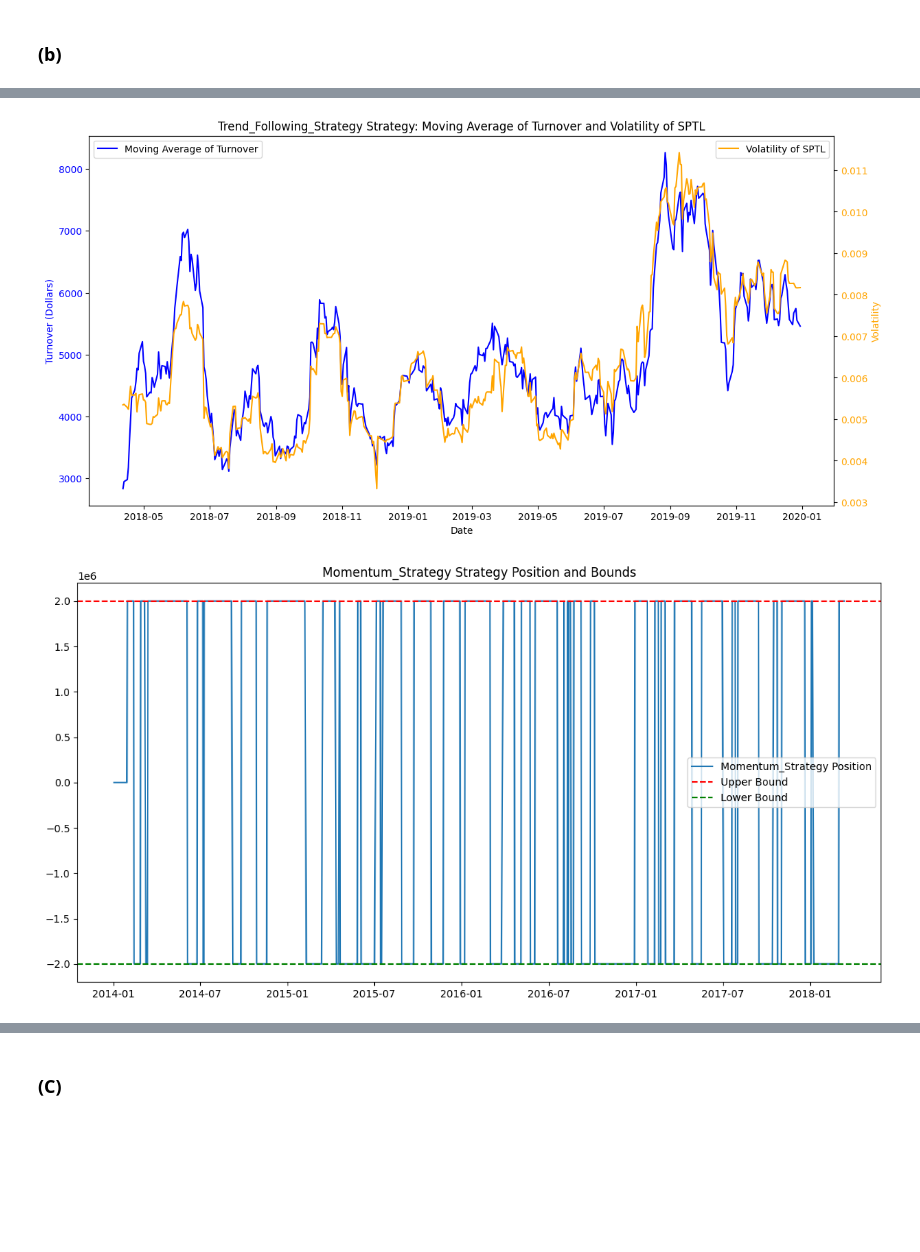
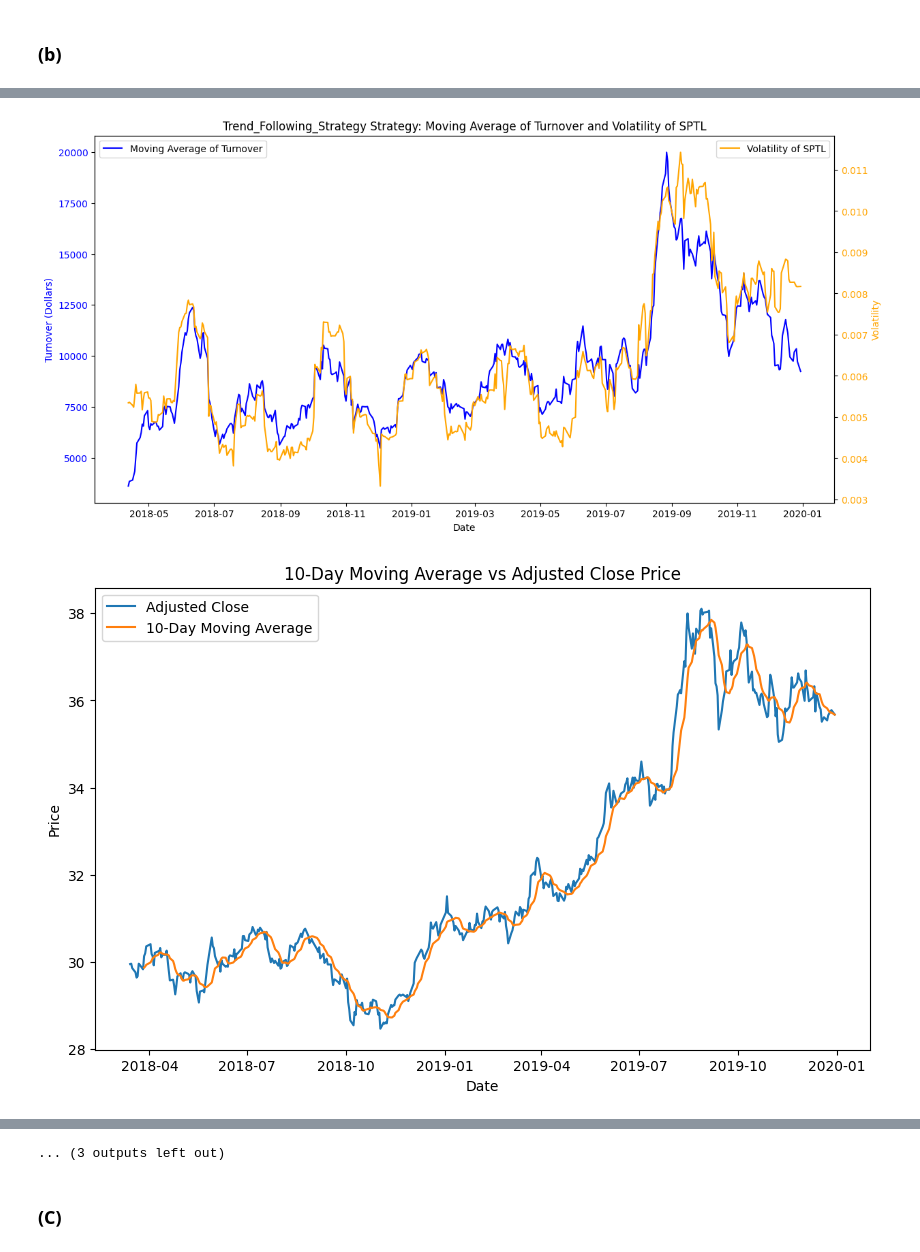
Before and after one commit to Nikitich2033/AlgoTrading_CW2, a Jupyter notebook: CW2_Notebook.ipynb, the cells around one changed output, grey strips where cells are left out. Cells and saved outputs as stored; diff of their text form; code cells hidden in the pictures; blank space fills up the shorter version.

Commit message:
new Sharpe and strats

```diff
--- a/CW2_Notebook.ipynb
+++ b/CW2_Notebook.ipynb
@@ -108,21 +108,17 @@ for df in [train_df, test_df]:
     df['Long_MAvg'] = df['Adj Close'].rolling(window=long_window).mean()
 
 
-# Define strategy functions
-def calculate_position_size(row, multiplier):
+#short if lower and long if higher
+def trend_following_strategy(row):
     if np.isnan(row['Moving_Average']) or np.isnan(row['Adj Close']):
         return 0
-    return initial_capital * (abs(row['Adj Close'] - row['Moving_Average']) / row['Moving_Average']) * multiplier * leverage
-
-#short if lower and long if higher
-def trend_following_strategy(row):
-    return calculate_position_size(row, 15) if row['Moving_Average'] < row['Adj Close'] else -calculate_position_size(row, 15)
+    return initial_capital * (abs(row['Adj Close'] - row['Moving_Average']) / row['Moving_Average']) * leverage
 
 # Define the momentum strategy function
 def momentum_strategy(row):
     if np.isnan(row['Short_MAvg']) or np.isnan(row['Long_MAvg']):
         return 0
-    return initial_capital * leverage if row['Short_MAvg'] > row['Long_MAvg'] else -initial_capital * leverage
+    return initial_capital * (abs(row['Short_MAvg']-row['Long_MAvg']) / row['Long_MAvg'] ) * leverage if row['Short_MAvg'] > row['Long_MAvg'] else -initial_capital * (abs(row['Short_MAvg']-row['Long_MAvg']) / row['Long_MAvg'] ) * leverage
 
 def compute_rsi(data, window=14):
     delta = data.diff()
@@ -186,8 +182,6 @@ Date
 # %% [markdown]
 ### (b)
 # %%
-# Assuming train_df already contains the columns for each strategy's positions
-
 # Define a function to calculate and plot metrics for a given strategy
 def calculate_and_plot_strategy_metrics(df, strategy_name, initial_capital, leverage):
     # Calculate turnover in dollar value and in units for the given strategy
@@ -195,7 +189,7 @@ def calculate_and_plot_strategy_metrics(df, strategy_name, initial_capital, leve
     df[strategy_name + '_Turnover_units'] = (df[strategy_name] / df['Adj Close']).diff().abs()
 
     # Calculate moving average of the turnover in dollars
-    df[strategy_name + '_Turnover_MA'] = df[strategy_name + '_Turnover_units'].rolling(window=20).mean()
+    df[strategy_name + '_Turnover_MA'] = df[strategy_name + '_Turnover_dollars'].rolling(window=20).mean()
 
     # Calculate the volatility of SPTL (standard deviation of returns)
     df['Volatility'] = df['Adj Close'].pct_change().rolling(window=20).std()
@@ -235,16 +229,48 @@ def calculate_and_plot_strategy_metrics(df, strategy_name, initial_capital, leve
 calculate_and_plot_strategy_metrics(train_df, 'Trend_Following_Strategy', initial_capital, leverage)
 calculate_and_plot_strategy_metrics(test_df, 'Trend_Following_Strategy', initial_capital, leverage)
 
+# Calculate the 10-day moving average
+df['10_day_MA'] = df['Adj Close'].rolling(window=10).mean()
+
+# Create a plot with a title and labels
+plt.figure(figsize=(10, 6))
+plt.plot(df['Adj Close'], label='Adjusted Close')
+plt.plot(df['10_day_MA'], label='10-Day Moving Average')
+
+plt.title('10-Day Moving Average vs Adjusted Close Price')
+plt.xlabel('Date')
+plt.ylabel('Price')
+plt.legend()
+plt.show()
 
 calculate_and_plot_strategy_metrics(train_df, 'Momentum_Strategy', initial_capital, leverage)
 calculate_and_plot_strategy_metrics(test_df, 'Momentum_Strategy', initial_capital, leverage)
+
+import matplotlib.pyplot as plt
+
+# Calculate the short-term and long-term moving averages
+df['Short_MA'] = df['Adj Close'].rolling(window=short_window).mean()
+df['Long_MA'] = df['Adj Close'].rolling(window=long_window).mean()
+
+# Create a plot with a title and labels
+plt.figure(figsize=(10, 6))
+# plt.plot(df['Adj Close'], label='Adjusted Close')
+plt.plot(df['Short_MA'], label=f'{short_window}-Day Moving Average')
+plt.plot(df['Long_MA'], label=f'{long_window}-Day Moving Average')
+
+plt.title(f'{short_window}-Day vs {long_window}-Day Moving Average vs Adjusted Close Price')
+plt.xlabel('Date')
+plt.ylabel('Price')
+plt.legend()
+plt.show()
+
 
 calculate_and_plot_strategy_metrics(train_df, 'RSI_Strategy', initial_capital, leverage)
 calculate_and_plot_strategy_metrics(test_df, 'RSI_Strategy', initial_capital, leverage)
 
 # Plotting the RSI over time
 plt.figure(figsize=(10, 6))
-plt.plot(train_df.index, train_df['RSI'], label='RSI')
+plt.plot(test_df.index, test_df['RSI'], label='RSI')
 plt.axhline(70, color='r', linestyle='--', label='Overbought (70)')
 plt.axhline(30, color='g', linestyle='--', label='Oversold (30)')
 plt.title('Relative Strength Index (RSI) Over Time')
@@ -259,2 +285,2 @@ plt.show()
-[figure, old version]
+[figure, new version]
-[figure, old version]
+[figure, new version]
@@ -269,3 +294,4 @@ plt.show()
+... (3 outputs left out)
 # %% [markdown]
 ### (C)
 # %%
```
Also changed, not shown: parts of 6 cells of this notebook.
